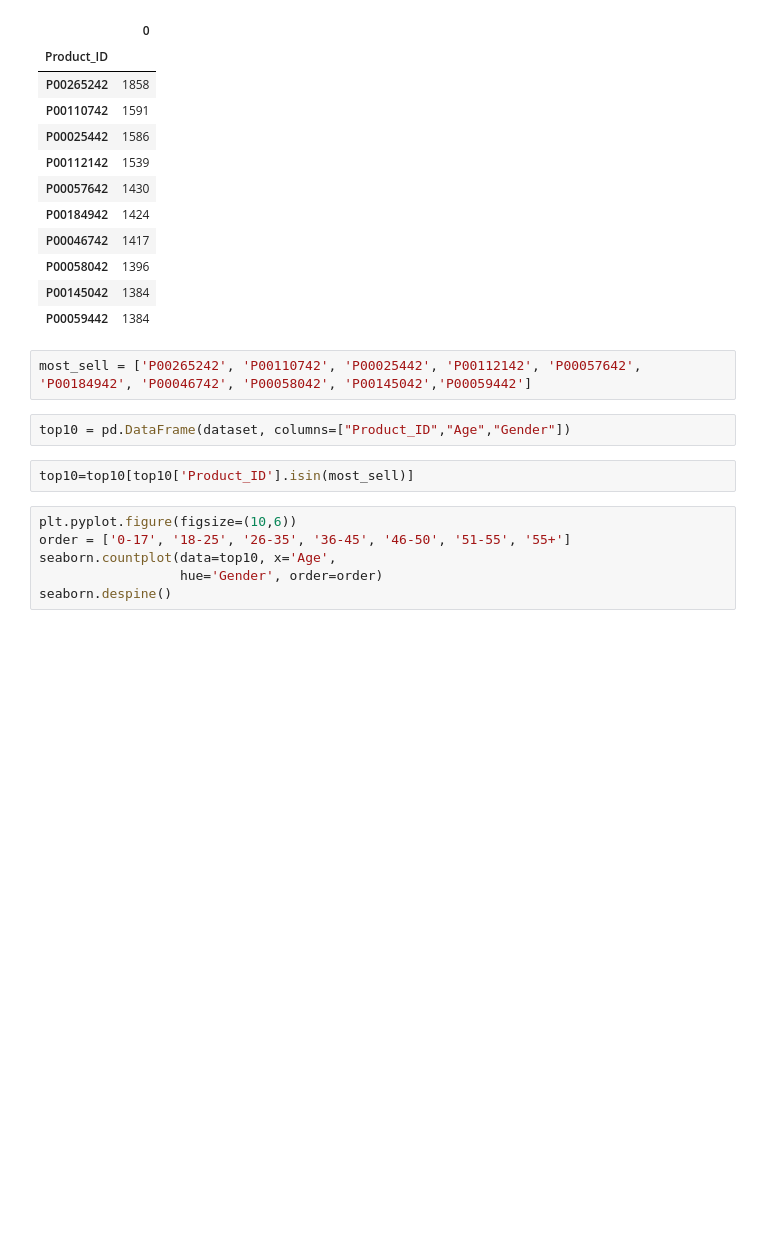
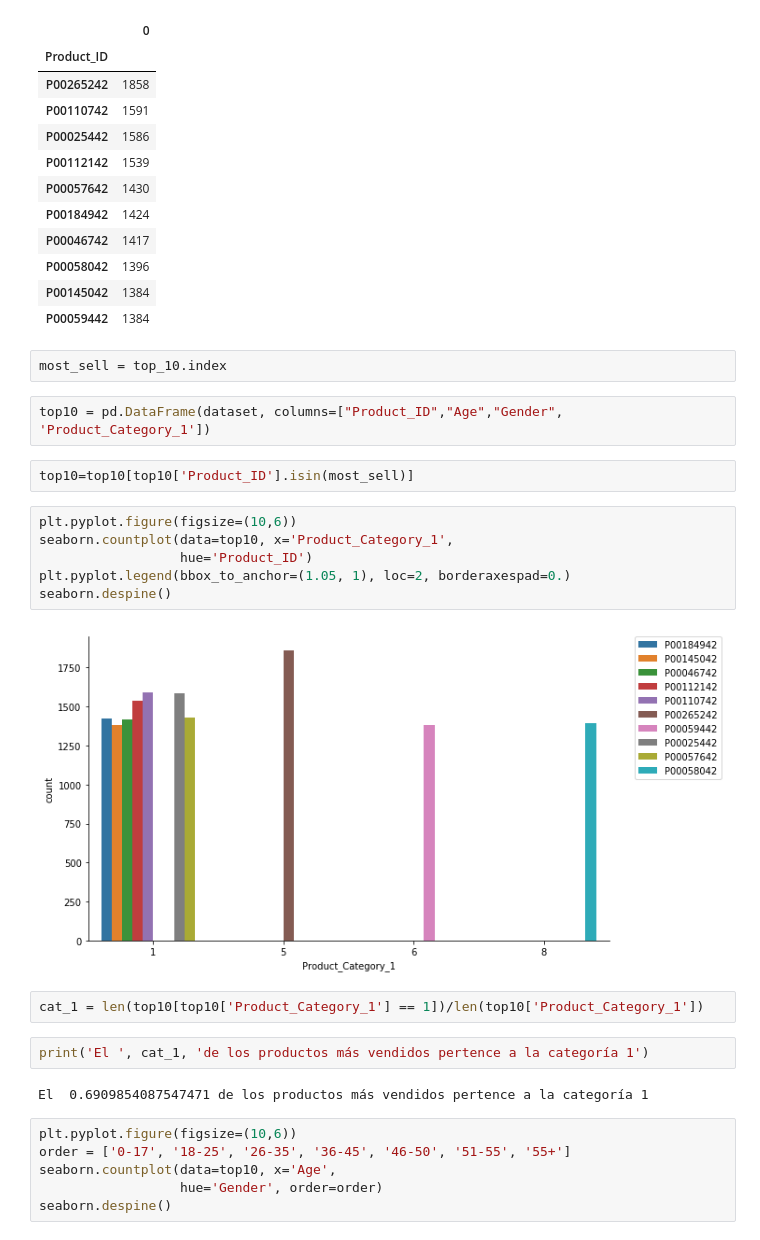
Before and after one commit to valenmongi/Mentoria-DiploDatos, a Jupyter notebook: 00_first_data_exploration.ipynb, the cells around one changed output. Saved outputs shown, nothing was run; the diff lists cells and outputs as text; blank space fills up the shorter version.

```diff
--- a/00_first_data_exploration.ipynb
+++ b/00_first_data_exploration.ipynb
@@ -291,12 +291,26 @@ top_10
 | P00058042 | 1396 |
 | P00145042 | 1384 |
 | P00059442 | 1384 |
-# %%
-most_sell = ['P00265242', 'P00110742', 'P00025442', 'P00112142', 'P00057642', 'P00184942', 'P00046742', 'P00058042', 'P00145042','P00059442']
+# %%
+most_sell = top_10.index
 # %%
-top10 = pd.DataFrame(dataset, columns=["Product_ID","Age","Gender"])
+top10 = pd.DataFrame(dataset, columns=["Product_ID","Age","Gender", 'Product_Category_1'])
 # %%
 top10=top10[top10['Product_ID'].isin(most_sell)]
+# %%
+plt.pyplot.figure(figsize=(10,6))
+seaborn.countplot(data=top10, x='Product_Category_1',
+                  hue='Product_ID')
+plt.pyplot.legend(bbox_to_anchor=(1.05, 1), loc=2, borderaxespad=0.)
+seaborn.despine()
+# %% [output]
+[figure, added]
+# %%
+cat_1 = len(top10[top10['Product_Category_1'] == 1])/len(top10['Product_Category_1'])
+# %%
+print('El ', cat_1, 'de los productos más vendidos pertence a la categoría 1')
+# %% [output]
+El  0.6909854087547471 de los productos más vendidos pertence a la categoría 1
 # %%
 plt.pyplot.figure(figsize=(10,6))
 order = ['0-17', '18-25', '26-35', '36-45', '46-50', '51-55', '55+']
```
Also changed, not shown: parts of 33 cells of this notebook.
